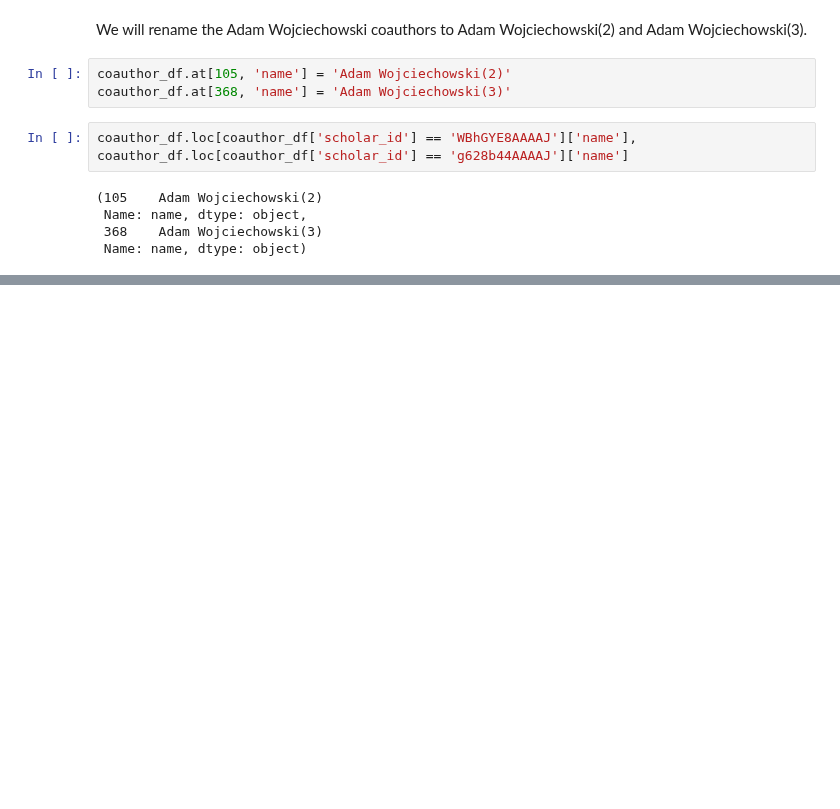
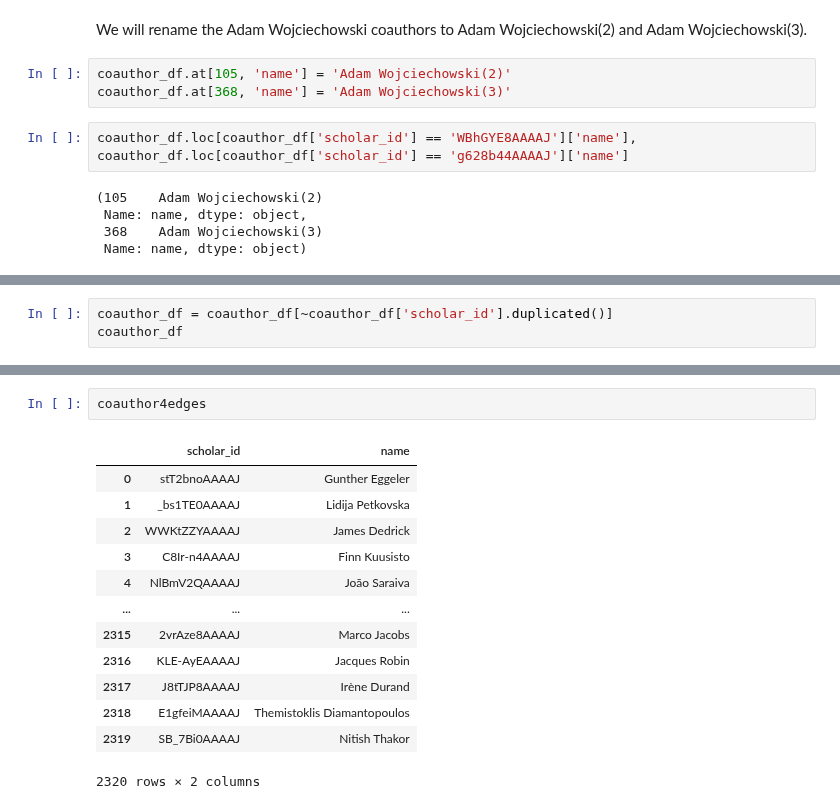
Before and after one commit to KyraStyl/gender_equality_observatory, a Jupyter notebook: web_scraping/stage11/scraping-stage-11.ipynb, the cells around one changed output, grey strips where cells are left out. Saved outputs shown, nothing was run; the diff lists cells and outputs as text; blank space fills up the shorter version.

```diff
--- a/web_scraping/stage11/scraping-stage-11.ipynb
+++ b/web_scraping/stage11/scraping-stage-11.ipynb
@@ -123,0 +188,3 @@ For both coauthors and authors we will only discard the coauthor list. Images ar
+# %%
+coauthor_df = coauthor_df[~coauthor_df['scholar_id'].duplicated()]
+coauthor_df
@@ -123,0 +228,16 @@ For both coauthors and authors we will only discard the coauthor list. Images ar
+# %%
+coauthor4edges
+# %% [output]
+|  | scholar_id | name |
+| 0 | stT2bnoAAAAJ | Gunther Eggeler |
+| 1 | _bs1TE0AAAAJ | Lidija Petkovska |
+| 2 | WWKtZZYAAAAJ | James Dedrick |
+| 3 | C8Ir-n4AAAAJ | Finn Kuusisto |
+| 4 | NlBmV2QAAAAJ | João Saraiva |
+| ... | ... | ... |
+| 2315 | 2vrAze8AAAAJ | Marco Jacobs |
+| 2316 | KLE-AyEAAAAJ | Jacques Robin |
+| 2317 | J8tTJP8AAAAJ | Irène Durand |
+| 2318 | E1gfeiMAAAAJ | Themistoklis Diamantopoulos |
+| 2319 | SB_7Bi0AAAAJ | Nitish Thakor |
+2320 rows × 2 columns
```
Also changed, not shown: parts of 21 cells of this notebook, 5 other files.
